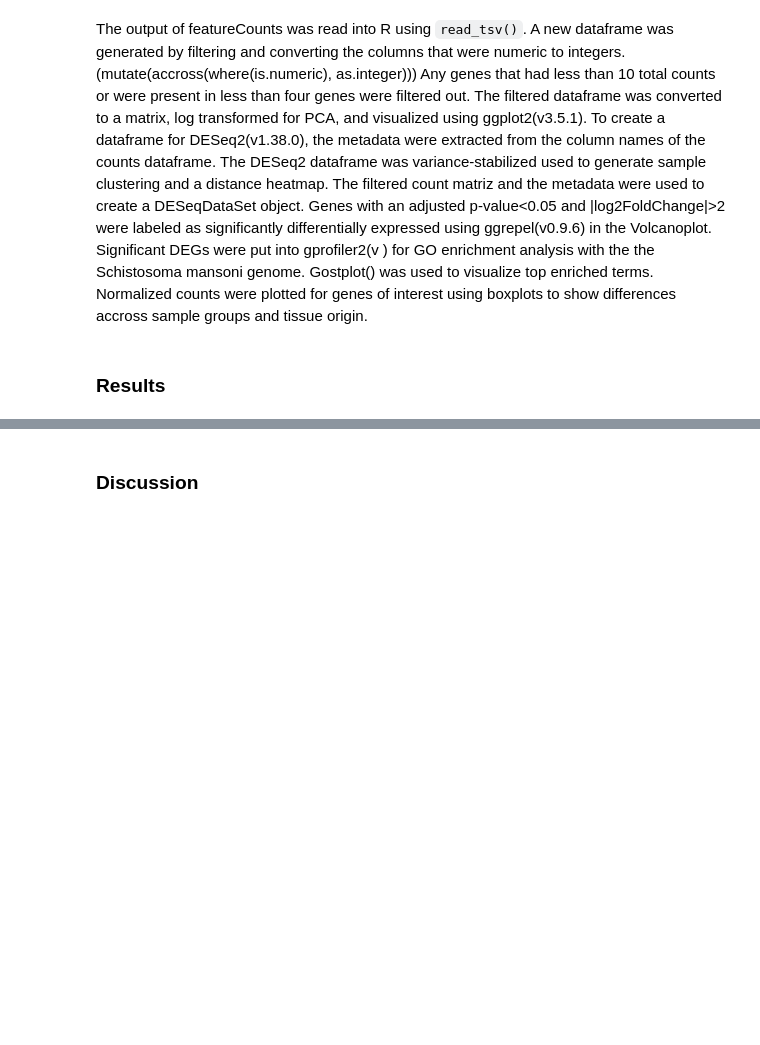
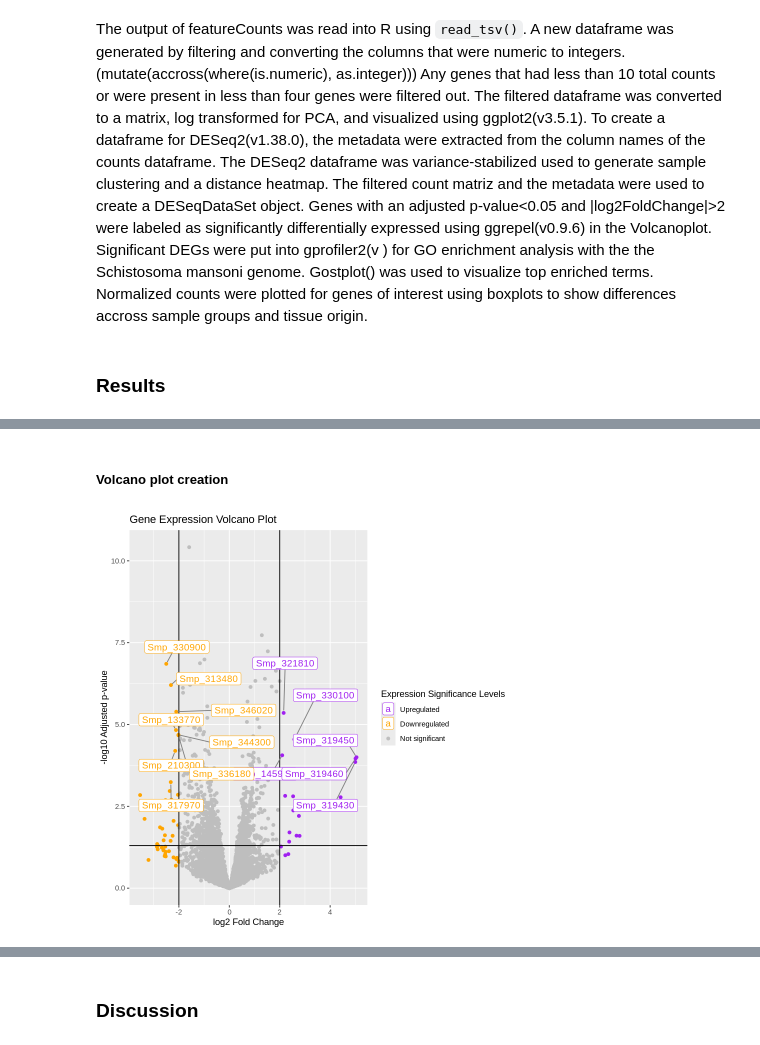
Before and after one commit to Mccallke0364/Bioinformatics-UWEC-Coursework-Liver-RNA-Seq, a Jupyter notebook: Manuscript.ipynb, the cells around one changed output, grey strips where cells are left out. Drawn from its saved outputs; the diff is of its cells as text; code cells hidden in the pictures; blank space fills up the shorter version.

Commit message:
Results section code copied

```diff
--- a/Manuscript.ipynb
+++ b/Manuscript.ipynb
@@ -72,0 +140,53 @@ Significant DEGs were put into gprofiler2(v ) for GO enrichment analysis with th
+# %%
+#access metadata for informative labels on the volcano plot
+metadata <- data.frame(sample_id = colnames(counts_m)) |>
+    mutate(sample = str_sub(sample_id, 1, 3),
+           rep = str_sub(sample_id, 5))
+rownames(metadata) <- metadata$sample_id
+metadata <- select(metadata, -sample_id)
+
+# all(rownames(metadata) == colnames(counts_m))
+#create dataset from a matrix of the counts and metadata merged
+dds2 <- suppressWarnings({DESeqDataSetFromMatrix(countData = counts_m,
+                               colData = metadata,
+                               design = ~ sample)})
+
+#run deseq on the dataset
+dds2 <- DESeq(dds2, quiet=TRUE)
+
+#save the results of the analysis
+result <- results(dds2)
+# %% [markdown]
+##### Volcano plot creation
+# %%
+#transform DESeq analysis into a dataframe
+volcano_data <- as_tibble(result, rownames = "gene_id")
+
+#graph the volcano plot with logfoldchange and padj filters set to identify significantly differentially expressed gene
+volcano_plot_data <- volcano_data |>
+    mutate(colour.grp = ifelse(log2FoldChange > 2, yes = "above", no = "nothing")) |>
+    mutate(colour.grp = ifelse(log2FoldChange < -2, yes = "below", no = colour.grp))
+volcano_plot_data|>
+    ggplot( aes(x = log2FoldChange, y = -log10(pvalue), colour=colour.grp)) +
+    scale_colour_manual(values = c("above" = "purple", "below" = "orange", "nothing" = "grey"),
+                        labels = c("above" = "Upregulated", "below" = "Downregulated", "nothing" = "Not significant"))+
+    geom_point(na.rm = TRUE) +
+    geom_hline(yintercept = -log10(0.05)) +
+    geom_vline(xintercept = 2) +
+    geom_vline(xintercept = -2) +
+    geom_label_repel(data = subset(volcano_plot_data, padj < .05 & abs(log2FoldChange) > 2),
+                    aes(label = gene_id),
+                    box.padding = .8,
+                    point.padding = 0.2,
+                    size = 4,
+                    max.overlaps = Inf,
+                    min.segment.length = 0,
+                    segment.color = 'grey50') +
+    theme_gray()+
+    labs(title = "Gene Expression Volcano Plot",
+        x = "log2 Fold Change",
+        y = "-log10 Adjusted p-value",
+        color = "Expression Significance Levels"
+        )
+# %% [output]
+[figure, added]
```
Also changed, not shown: parts of 11 cells of this notebook, 2 other files.
